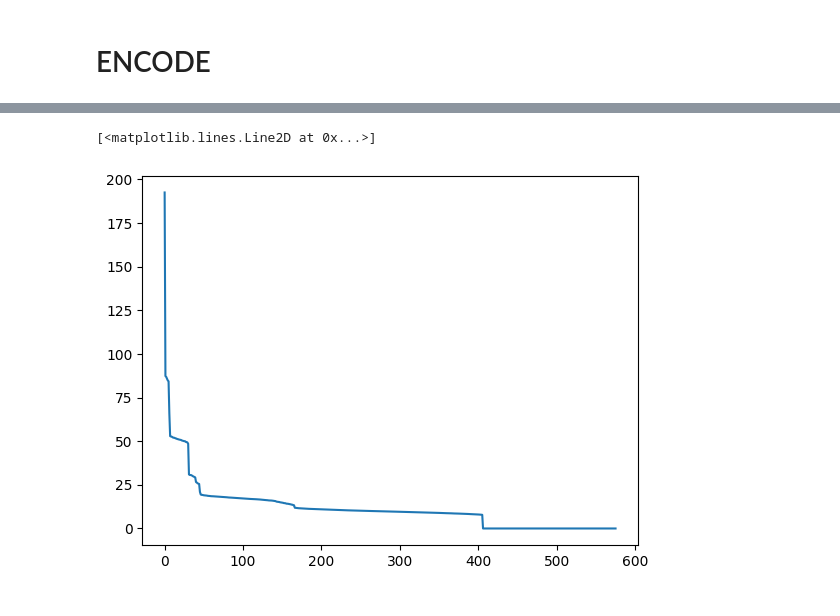
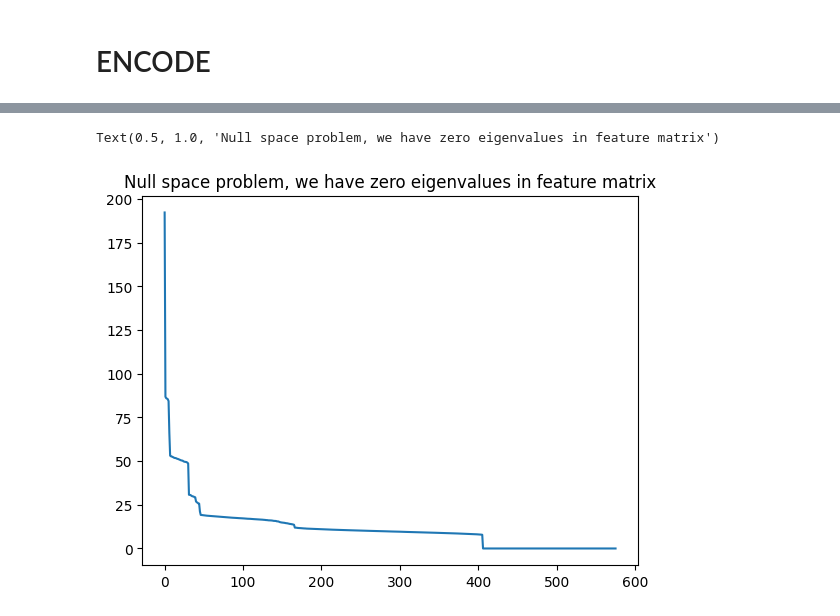
Before and after one commit to swagatam101/doe, a Jupyter notebook: DOE_SOLD_manual_v2.ipynb, the cells around one changed output, grey strips where cells are left out. Cells and saved outputs as stored; diff of their text form; code cells hidden in the pictures.

Commit message:
null space

```diff
--- a/DOE_SOLD_manual_v2.ipynb
+++ b/DOE_SOLD_manual_v2.ipynb
@@ -117,7 +117,9 @@ Text(0, 0.5, 'fitted params')
 # %%
 import scipy
 
 plt.plot(scipy.linalg.svdvals(fit_model.features))
+
+plt.title('Null space problem, we have zero eigenvalues in feature matrix')
 # %% [output]
-[<matplotlib.lines.Line2D at 0x...>]
+Text(0.5, 1.0, 'Null space problem, we have zero eigenvalues in feature matrix')
-[figure, old version]
+[figure, new version]
```
Also changed, not shown: parts of 8 cells of this notebook, 1 other file.
